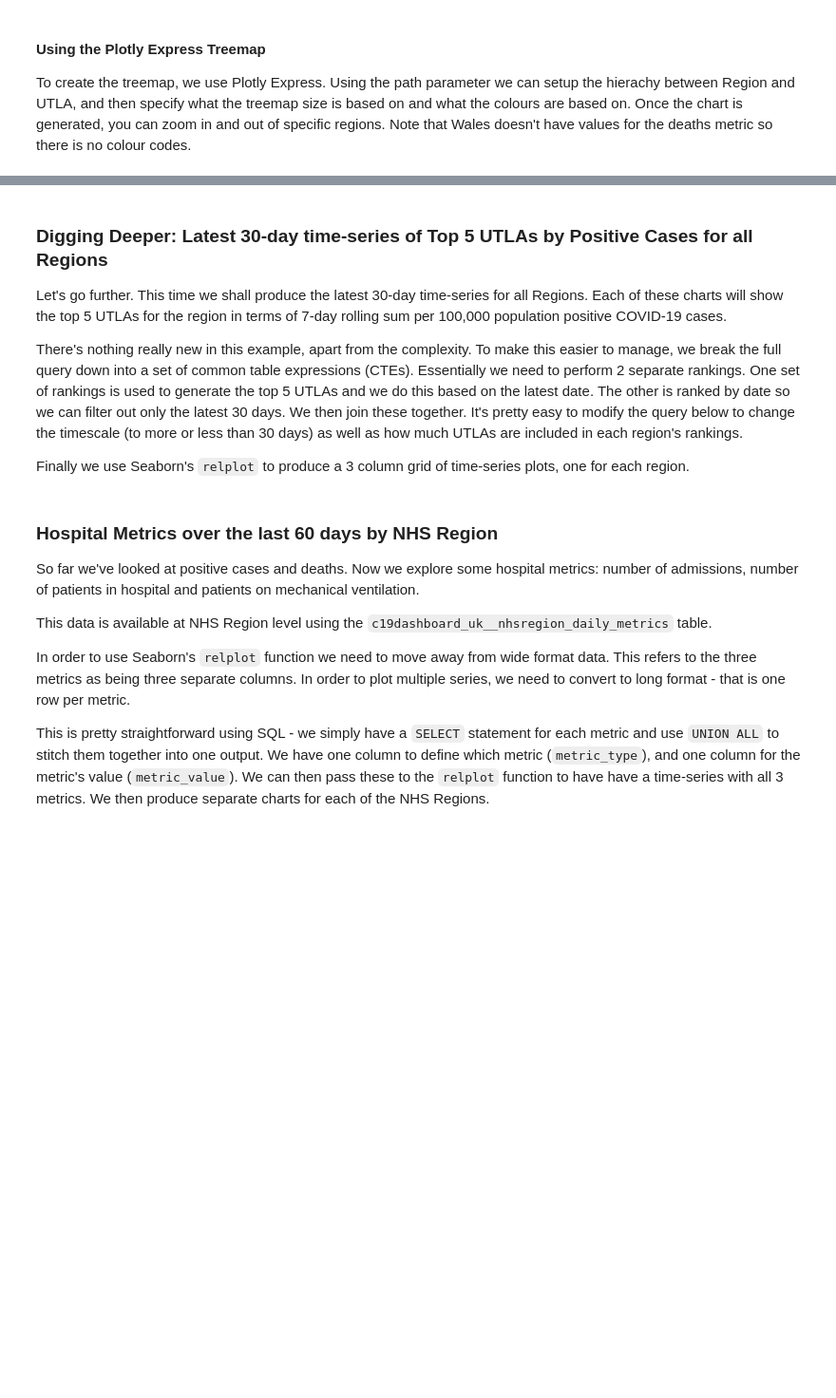
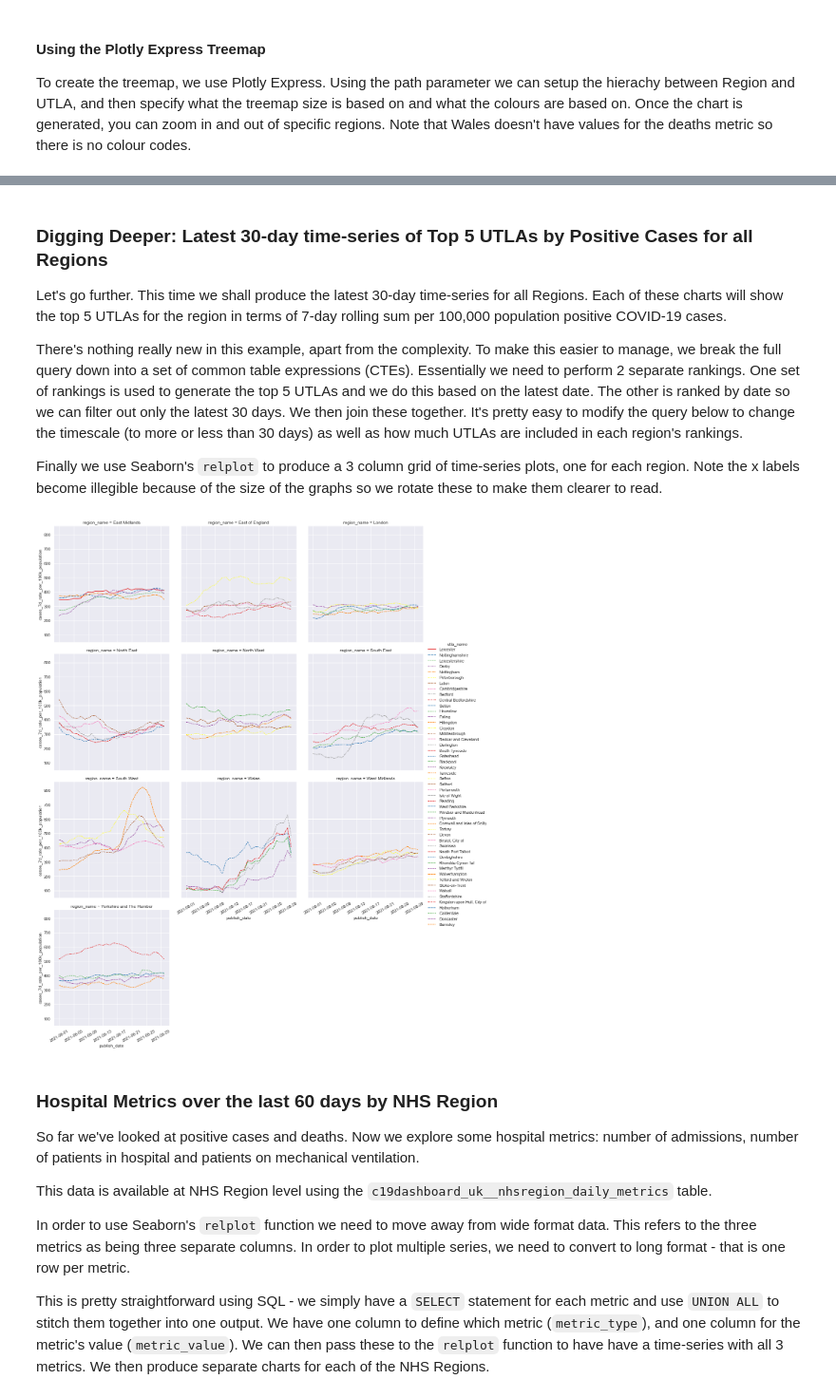
Before and after one commit to happyadam73/c19-notebooks, a Jupyter notebook: COVID 19 Data Viz using Sqlite - Part 3 - Visualise the Data.ipynb, the cells around one changed output, grey strips where cells are left out. Shown at 95% size. Saved outputs shown, nothing was run; the diff lists cells and outputs as text; code cells hidden in the pictures; blank space fills up the shorter version.

````diff
--- a/COVID 19 Data Viz using Sqlite - Part 3 - Visualise the Data.ipynb
+++ b/COVID 19 Data Viz using Sqlite - Part 3 - Visualise the Data.ipynb
@@ -304,80 +335,94 @@ Let's go further.  This time we shall produce the latest 30-day time-series for
 
 There's nothing really new in this example, apart from the complexity.  To make this easier to manage, we break the full query down into a set of common table expressions (CTEs).  Essentially we need to perform 2 separate rankings.  One set of rankings is used to generate the top 5 UTLAs and we do this based on the latest date.  The other is ranked by date so we can filter out only the latest 30 days.  We then join these together.  It's pretty easy to modify the query below to change the timescale (to more or less than 30 days) as well as how much UTLAs are included in each region's rankings.
 
-Finally we use Seaborn's ```relplot``` to produce a 3 column grid of time-series plots, one for each region.
+Finally we use Seaborn's ```relplot``` to produce a 3 column grid of time-series plots, one for each region.  Note the x labels become illegible because of the size of the graphs so we rotate these to make them clearer to read.
 # %%
-df = wr.athena.read_sql_query(
+df = pd.read_sql(
     """
-    ;WITH populations_by_utla AS (
+
+    ;WITH utla_to_region AS (
+        SELECT DISTINCT
+            utla_code,
+            region_name
+        FROM reference_geography__ltla_utla_region_mappings
+    ), populations_by_utla AS (
         SELECT
-            lsoa_to_utla.rgn_name AS region_name,
-            lsoa_to_utla.utla_name,
-            SUM(pop_lsoa.all_ages) AS total_population
+            utla_to_rgn.region_name,
+            utla_to_rgn.utla_code,
+            pop.population AS total_population
         FROM
-            reference_populations_2019__lsoa_msoa_ltla_utla_region_by_age pop_lsoa
-            INNER JOIN reference_geography__lsoa_msoa_ltla_utla_region_mappings lsoa_to_utla
-                ON pop_lsoa.code = lsoa_to_utla.lsoa_code
-        GROUP BY
-            lsoa_to_utla.rgn_name,
-            lsoa_to_utla.utla_name
+            reference_geography__age_gender_populations pop
+            INNER JOIN utla_to_region utla_to_rgn
+                ON pop.area_code = utla_to_rgn.utla_code
+        WHERE pop.category = 'ALL'
     ), pos_7d_cases_by_utla_and_date AS (
         SELECT
+            area_code AS utla_code,
             area_name AS utla_name,
             date AS publish_date,
-            SUM(1.0 * new_cases_by_publish_date) OVER (PARTITION BY area_name ORDER BY date ROWS BETWEEN 6 PRECEDING AND CURRENT ROW) AS positive_cases_7d_rolling_sum
+            SUM(1.0 * new_cases_by_publish_date) OVER (PARTITION BY area_code ORDER BY date ROWS BETWEEN 6 PRECEDING AND CURRENT ROW) AS positive_cases_7d_rolling_sum
         FROM c19dashboard_uk__utla_daily_metrics
     ), pos_7d_cases_per_pop_by_utla_and_date AS (
         SELECT
             pop.region_name,
+            utla.utla_code,
             utla.utla_name,
             utla.publish_date,
             CAST((utla.positive_cases_7d_rolling_sum * 100000.0)/pop.total_population AS INTEGER) AS cases_7d_rate_per_100k_population
         FROM
             pos_7d_cases_by_utla_and_date utla
             INNER JOIN populations_by_utla pop
-                ON utla.utla_name = pop.utla_name
+                ON utla.utla_code = pop.utla_code
     ), pos_7d_cases_per_pop_by_utla_and_date_with_date_rank AS (
         SELECT
             region_name,
+            utla_code,
             utla_name,
             publish_date,
             cases_7d_rate_per_100k_population,
-            ROW_NUMBER() OVER (PARTITION BY utla_name ORDER BY publish_date DESC) AS num_days_ago
+            ROW_NUMBER() OVER (PARTITION BY utla_code ORDER BY publish_date DESC) AS num_days_ago
         FROM pos_7d_cases_per_pop_by_utla_and_date
     ), pos_7d_cases_per_pop_by_utla_and_date_with_case_rank AS (
         SELECT
             region_name,
+            utla_code,
             utla_name,
             publish_date,
             ROW_NUMBER() OVER (PARTITION BY region_name ORDER BY cases_7d_rate_per_100k_population DESC) AS positive_cases_7d_rolling_sum_rank
         FROM pos_7d_cases_per_pop_by_utla_and_date
         WHERE
             publish_date = (SELECT MAX(publish_date) FROM pos_7d_cases_per_pop_by_utla_and_date)
     )
     SELECT
         r1.region_name,
         r1.utla_name,
-        day_of_year(r1.publish_date) AS day_of_year,
+        r1.publish_date,
         r1.cases_7d_rate_per_100k_population
     FROM
         pos_7d_cases_per_pop_by_utla_and_date_with_date_rank r1
         INNER JOIN pos_7d_cases_per_pop_by_utla_and_date_with_case_rank r2
-            ON r1.utla_name = r2.utla_name
+            ON r1.utla_code = r2.utla_code
     WHERE
         r1.num_days_ago <= 30
     AND r2.positive_cases_7d_rolling_sum_rank <= 5
     ORDER BY
             r1.region_name,
             r2.positive_cases_7d_rolling_sum_rank,
-            day_of_year
-    """
+            r1.publish_date
+    """,
+    conn
 )
 
 g = sns.relplot(
-    data=df, x="day_of_year", y="cases_7d_rate_per_100k_population",
+    data=df, x="publish_date", y="cases_7d_rate_per_100k_population",
     hue="utla_name", style="utla_name", col="region_name",
     col_wrap=3, kind="line", palette="Set1"
 )
+
+# rotate x labels so they're legible
+tx = g.set_xticklabels(rotation=30)
+# %% [output]
+[figure, added]
 # %% [markdown]
 ### Hospital Metrics over the last 60 days by NHS Region
 
````
Also changed, not shown: parts of 24 cells of this notebook, 3 other files.
